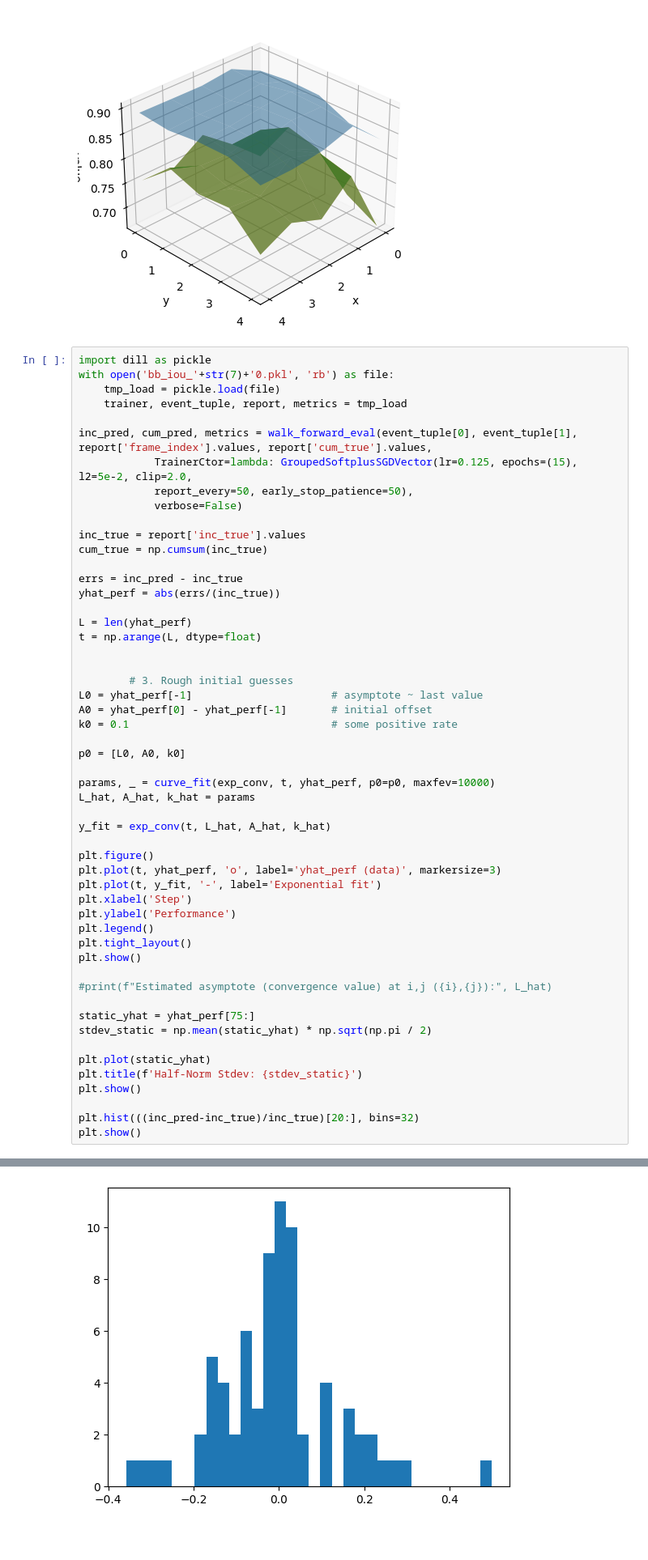
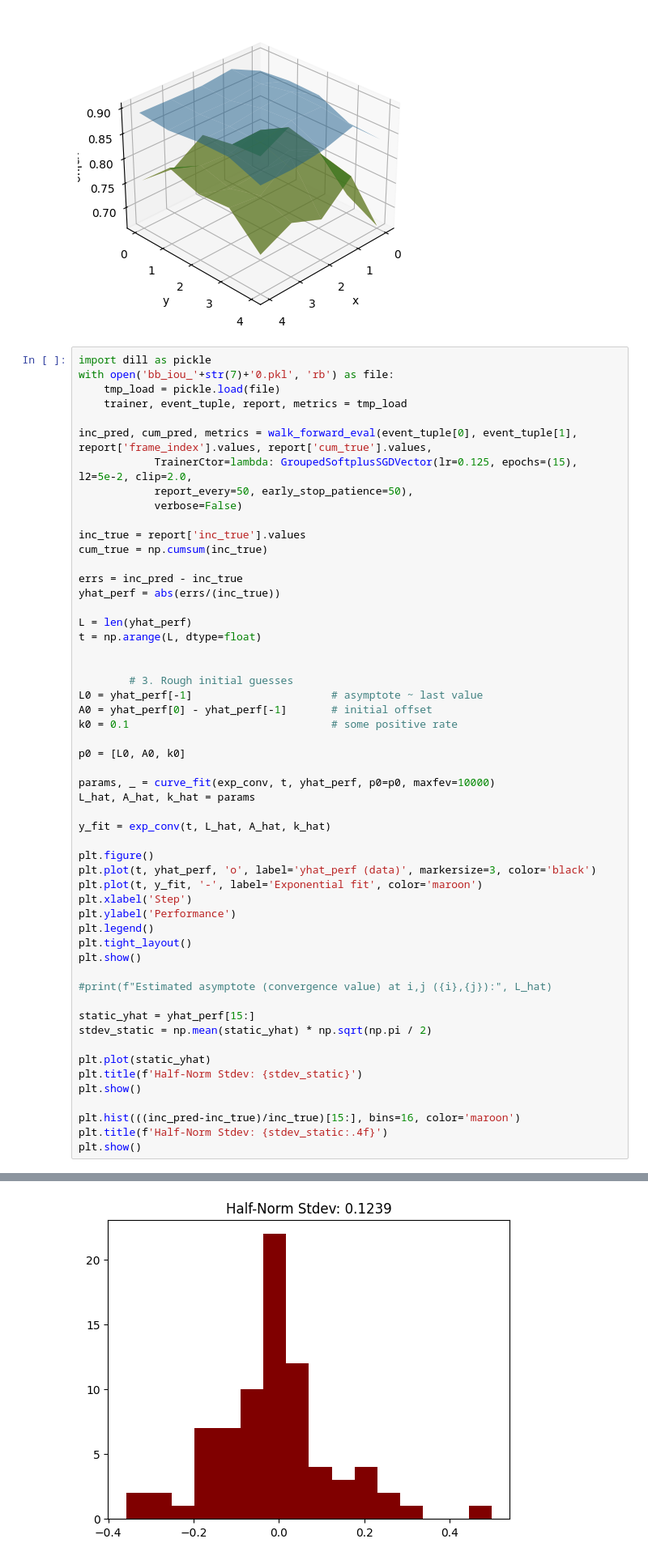
Before and after one commit to Jairik/Chick-Counting, a Jupyter notebook: rgb/mm_tp.ipynb, the cells around one changed output, grey strips where cells are left out. Shown: that part at 81% size. Saved outputs shown, nothing was run; the diff lists cells and outputs as text; blank space fills up the shorter version.

```diff
--- a/rgb/mm_tp.ipynb
+++ b/rgb/mm_tp.ipynb
@@ -1348,8 +1348,8 @@ L_hat, A_hat, k_hat = params
 y_fit = exp_conv(t, L_hat, A_hat, k_hat)
 
 plt.figure()
-plt.plot(t, yhat_perf, 'o', label='yhat_perf (data)', markersize=3)
-plt.plot(t, y_fit, '-', label='Exponential fit')
+plt.plot(t, yhat_perf, 'o', label='yhat_perf (data)', markersize=3, color='black')
+plt.plot(t, y_fit, '-', label='Exponential fit', color='maroon')
 plt.xlabel('Step')
 plt.ylabel('Performance')
 plt.legend()
@@ -1358,13 +1358,14 @@ plt.show()
 
 #print(f"Estimated asymptote (convergence value) at i,j ({i},{j}):", L_hat)
 
-static_yhat = yhat_perf[75:]
+static_yhat = yhat_perf[15:]
 stdev_static = np.mean(static_yhat) * np.sqrt(np.pi / 2)
 
 plt.plot(static_yhat)
 plt.title(f'Half-Norm Stdev: {stdev_static}')
 plt.show()
 
-plt.hist(((inc_pred-inc_true)/inc_true)[20:], bins=32)
+plt.hist(((inc_pred-inc_true)/inc_true)[15:], bins=16, color='maroon')
+plt.title(f'Half-Norm Stdev: {stdev_static:.4f}')
 plt.show()
 # %% [output]
@@ -1373,4 +1374,4 @@ plt.show()
-[figure, old version]
+[figure, new version]
 # %%
 def exp_abs_dev_at_t(t):
     return 1-(np.sqrt(2/np.pi) * stdev_static / np.sqrt(t))
```
Also changed, not shown: parts of 3 cells of this notebook, 1 other file.
